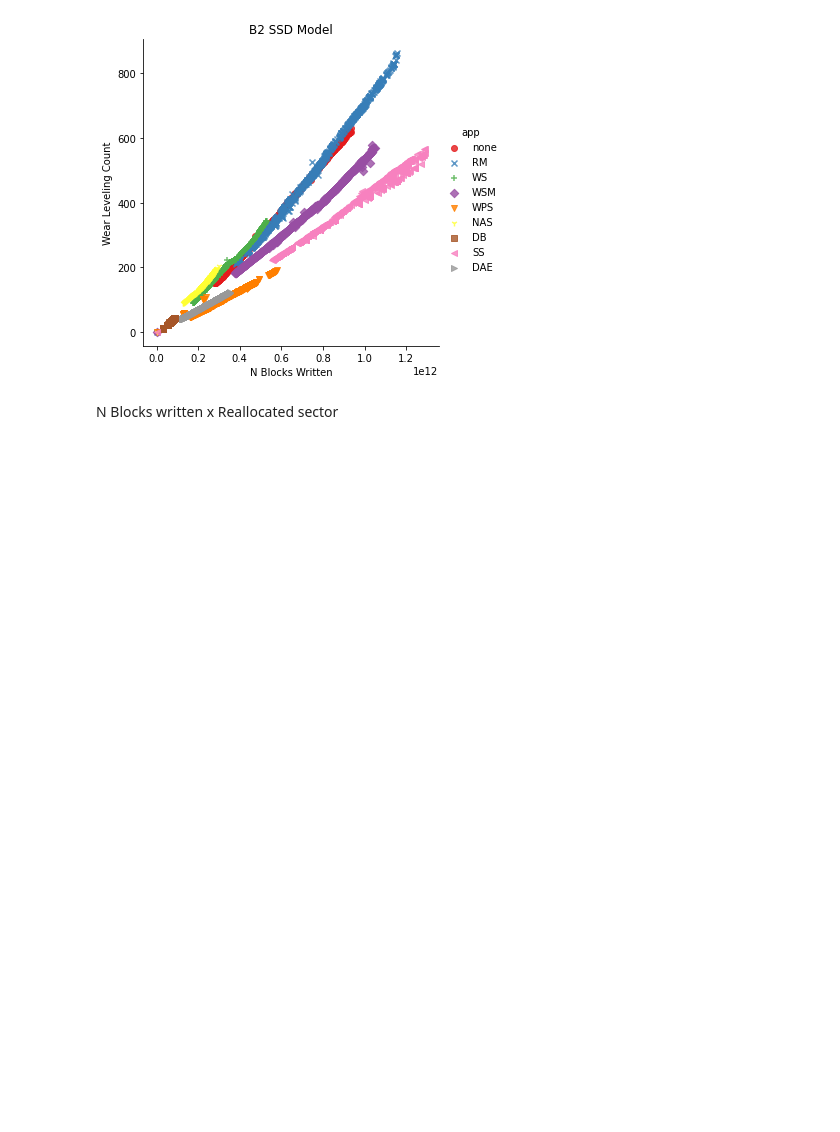
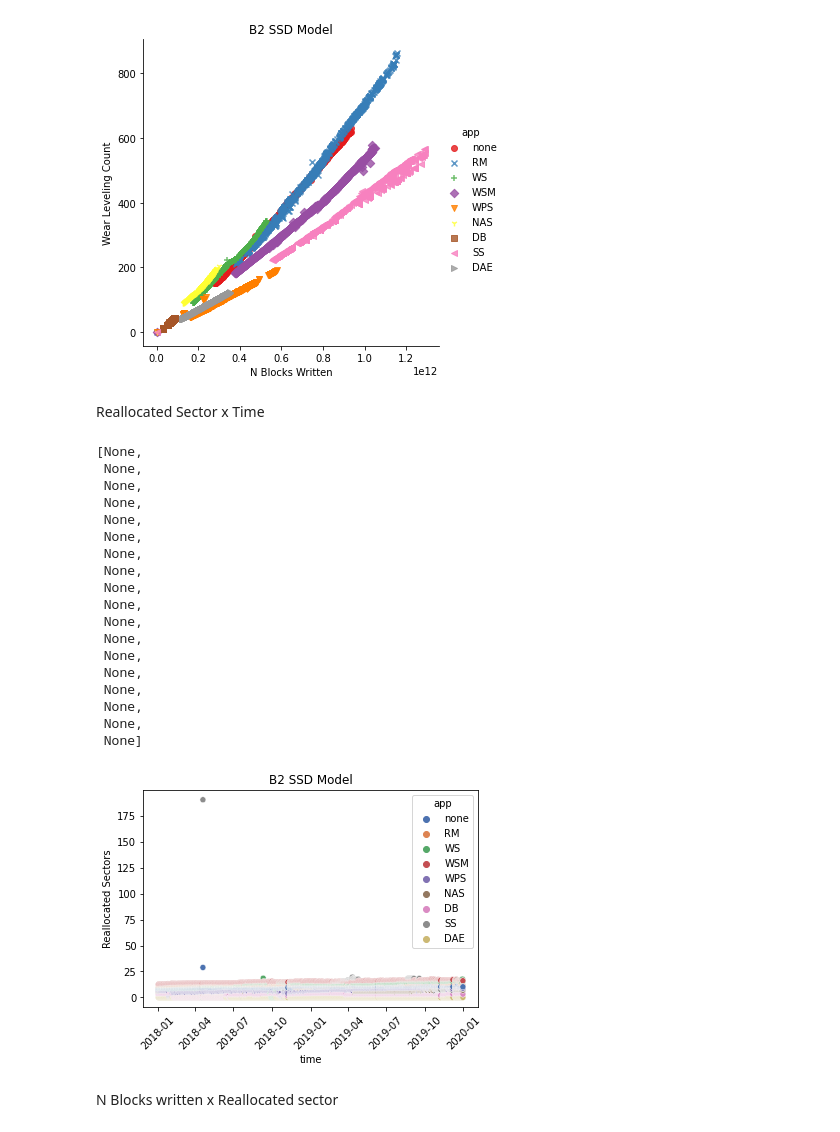
Before and after one commit to EricBorba/StorageFailurePredictor, a Jupyter notebook: WriteAnalB2Model.ipynb, the cells around one changed output. Saved outputs shown, nothing was run; the diff lists cells and outputs as text; code cells hidden in the pictures; blank space fills up the shorter version.

```diff
--- a/WriteAnalB2Model.ipynb
+++ b/WriteAnalB2Model.ipynb
@@ -287,6 +310,38 @@ graph.set(xlabel ="N Blocks Written", ylabel = "Wear Leveling Count", title ='B2
 # %% [output]
 <seaborn.axisgrid.FacetGrid at 0x...>
 [figure]
+# %% [markdown]
+Reallocated Sector x Time
+# %%
+## group per day (daily mean)
+
+group = result.groupby(['timestamp', 'app'], as_index=False)['r_sectors'].mean()
+# %%
+group.drop(group[group.r_sectors < 10].index, inplace=True)
+# %%
+graph = sns.scatterplot(x = "timestamp", y = 'r_sectors', palette = 'deep', hue='app', hue_order=['none','RM','WS','WSM', 'WPS', 'NAS', 'DB', 'SS', 'DAE'], data = group)
+graph.set(xlabel ="time", ylabel = "Reallocated Sectors", title ='B2 SSD Model')
+plt.setp(graph.get_xticklabels(), rotation=45)
+# %% [output]
+[None,
+ None,
+ None,
+ None,
+ None,
+ None,
+ None,
+ None,
+ None,
+ None,
+ None,
+ None,
+ None,
+ None,
+ None,
+ None,
+ None,
+ None]
+[figure, added]
 # %% [markdown]
 N Blocks written x Reallocated sector
 # %%
```
Also changed, not shown: parts of 3 cells of this notebook.
